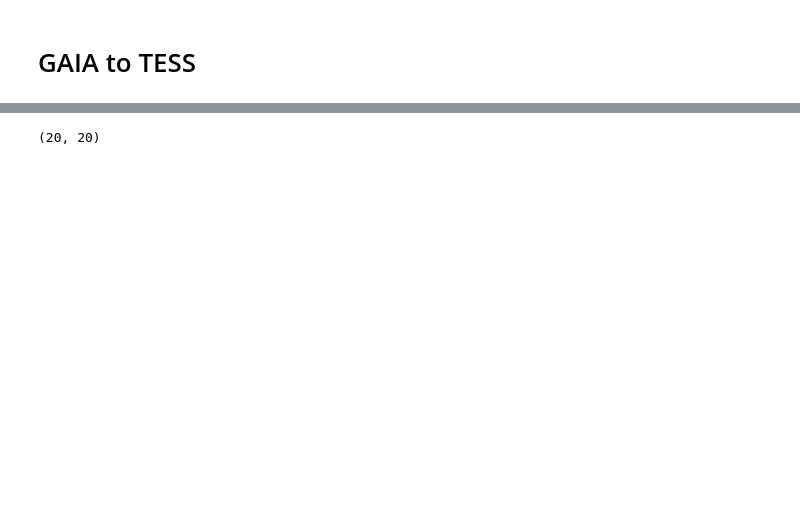
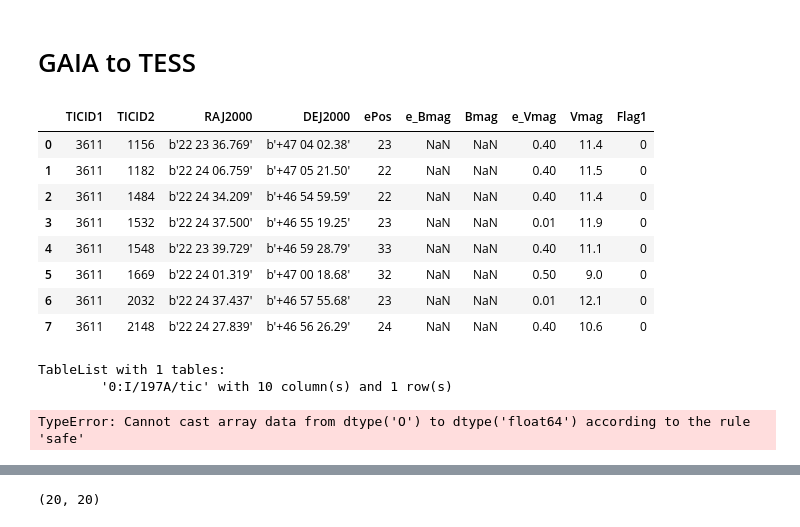
Before and after one commit to CheerfulUser/SynDiff, a Jupyter notebook: Gaia_tess.ipynb, the cells around one changed output, grey strips where cells are left out. Saved outputs shown, nothing was run; the diff lists cells and outputs as text; code cells hidden in the pictures; blank space fills up the shorter version.

```diff
--- a/Gaia_tess.ipynb
+++ b/Gaia_tess.ipynb
@@ -112 +148,26 @@ def Gaia(tpf, magnitude_limit = 18):
+# %%
+from astroquery.vizier import Vizier
+Vizier.ROW_LIMIT = -1
+c1 = SkyCoord(tpf.ra, tpf.dec, frame='icrs', unit='deg')
+result = Vizier.query_region(c1, catalog=["TIC"],
+                                 radius=Angle(np.max(tpf.shape[1:]) * 24, "arcsec"))
+
+result = result["I/197A/tic"].to_pandas()
+# %%
+result
+# %% [output]
+|  | TICID1 | TICID2 | RAJ2000 | DEJ2000 | ePos | e_Bmag | Bmag | e_Vmag | Vmag | Flag1 |
+| 0 | 3611 | 1156 | b'22 23 36.769' | b'+47 04 02.38' | 23 | NaN | NaN | 0.40 | 11.4 | 0 |
+| 1 | 3611 | 1182 | b'22 24 06.759' | b'+47 05 21.50' | 22 | NaN | NaN | 0.40 | 11.5 | 0 |
+| 2 | 3611 | 1484 | b'22 24 34.209' | b'+46 54 59.59' | 22 | NaN | NaN | 0.40 | 11.4 | 0 |
+| 3 | 3611 | 1532 | b'22 24 37.500' | b'+46 55 19.25' | 23 | NaN | NaN | 0.01 | 11.9 | 0 |
+| 4 | 3611 | 1548 | b'22 23 39.729' | b'+46 59 28.79' | 33 | NaN | NaN | 0.40 | 11.1 | 0 |
+| 5 | 3611 | 1669 | b'22 24 01.319' | b'+47 00 18.68' | 32 | NaN | NaN | 0.50 | 9.0 | 0 |
+| 6 | 3611 | 2032 | b'22 24 37.437' | b'+46 57 55.68' | 23 | NaN | NaN | 0.01 | 12.1 | 0 |
+| 7 | 3611 | 2148 | b'22 24 27.839' | b'+46 56 26.29' | 24 | NaN | NaN | 0.40 | 10.6 | 0 |
+# %%
+result
+# %% [output]
+TableList with 1 tables:
+        '0:I/197A/tic' with 10 column(s) and 1 row(s)
 # %%
@@ -114,3 +175,7 @@ tpf = Get_TESS(336,47,20)
+# %%
+TIC(tpf)
+# %% [output]
+TypeError: Cannot cast array data from dtype('O') to dtype('float64') according to the rule 'safe'
 # %%
 pos, gmag = Gaia(tpf)
 # %%
```
Also changed, not shown: parts of 19 cells of this notebook, 1 other file.
